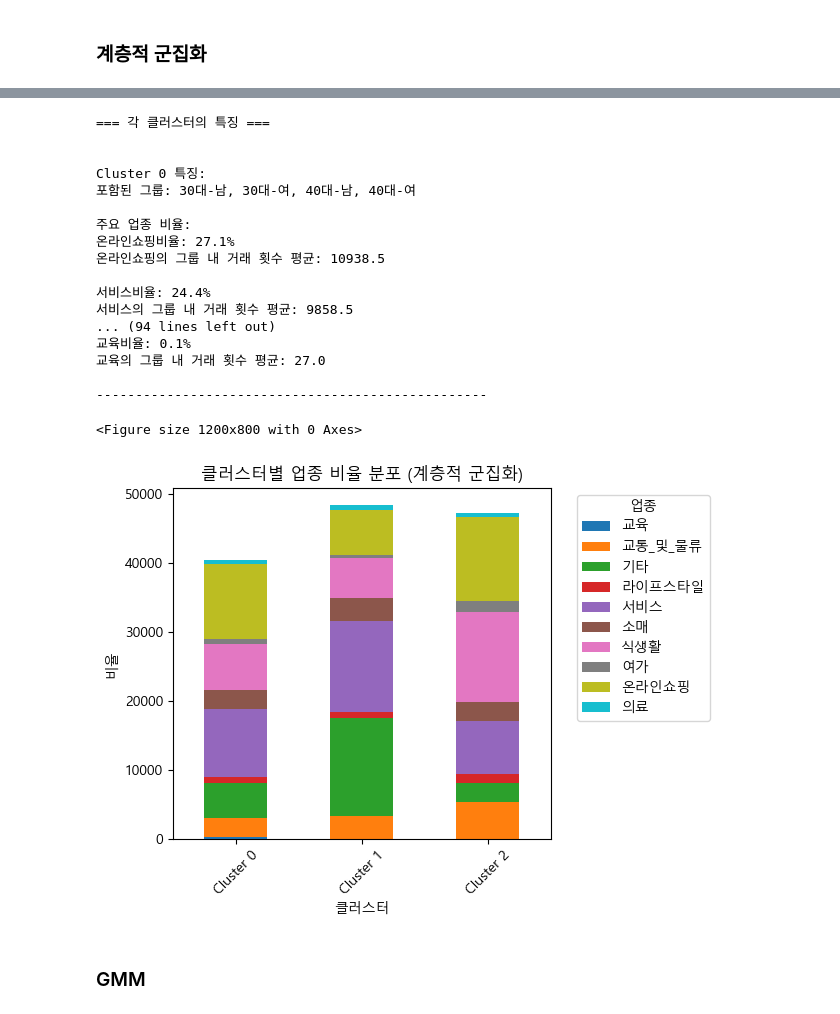
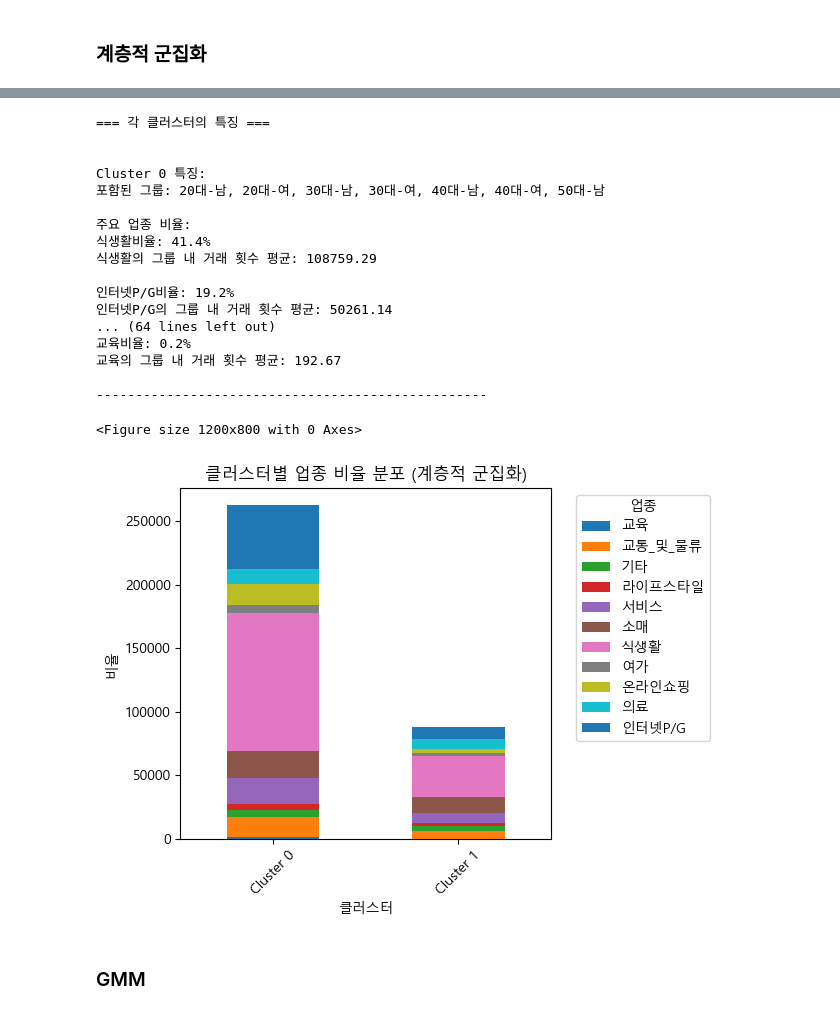
Before and after one commit to shs1018/iM_DiGital_Banker_academy, a Jupyter notebook: projects/iMBank_pj1/data_EDA.ipynb, the cells around one changed output, grey strips where cells are left out. Drawn from its saved outputs; the diff is of its cells as text; code cells hidden in the pictures.

Commit message:
final data analysis updated!

```diff
--- a/projects/iMBank_pj1/data_EDA.ipynb
+++ b/projects/iMBank_pj1/data_EDA.ipynb
@@ -203,4 +175,4 @@ data = merged_data
 # %%
 # sampled
 
-data = pd.read_csv('sampled_data/final_data_1111.csv')
+data = pd.read_csv('sampled_data/rawdata_pj1.csv')
@@ -342,5 +341,5 @@ plot_gender_pie_by_year(data)
 # 인터넷P/G 제거
 # 인터넷P/G는 비중이 너무 높아서 제거 + 인터넷P/G는 소비 패턴 파악이 불가능함.
 
-data = data[data['가맹점업종명_범주화'] != '인터넷P/G']
+#data = data[data['가맹점업종명_범주화'] != '인터넷P/G']
 # %%
@@ -479,21 +564,37 @@ data = data[data['연령대'] != '10대미만']
 # %%
 # 데이터 전처리 - 더 단순하게
-# 데이터는 비율이 아니라 실측이 더 클러스터링에 유의하다!
-grouped_data = data.groupby(['연령대', '성별', '가맹점업종명_범주화_중분류']).size().unstack(fill_value=0)
+grouped_data = data.groupby(['연령대', '성별', '가맹점업종명_범주화_중분류']).size().unstack(fill_value=0).head(20)
 #grouped_data = grouped_data.div(grouped_data.sum(axis=1), axis=0) # 비율로 만들거나 아니거나
 
+def chi2_distance(X, Y):
+    # 카이제곱 거리 계산 공식 구현
+    return np.sum((X - Y) ** 2 / (X + Y + np.finfo(float).eps))
+
+# 거리 행렬 계산
+dist_matrix = np.zeros((len(grouped_data), len(grouped_data)))
+for i in range(len(grouped_data)):
+    for j in range(len(grouped_data)):
+        dist_matrix[i,j] = chi2_distance(grouped_data.iloc[i], grouped_data.iloc[j])
+
 # 계층적 군집화 수행
-hierarchical = AgglomerativeClustering(n_clusters=3)
-clusters = hierarchical.fit_predict(grouped_data)
+# affinity 파라미터 제거하고 metric_params 사용
+hierarchical = AgglomerativeClustering(
+    n_clusters=2,
+    metric='precomputed', #카이제곱 거리를 제공하지 않는다
+    linkage='complete'
+)
+clusters = hierarchical.fit_predict(dist_matrix)
 
-# 덴드로그램 시각화 - linkage?
+# 덴드로그램 시각화
 plt.figure(figsize=(10, 7))
-linkage_matrix = linkage(grouped_data, method='ward', metric='euclidean')
+linkage_matrix = linkage(squareform(dist_matrix), method='complete')
 dendrogram(linkage_matrix)
-plt.title('계층적 군집화 덴드로그램')
+plt.title('카이제곱 거리 기반 계층적 군집화 덴드로그램')
 plt.xlabel('샘플 인덱스')
 plt.ylabel('거리')
 plt.show()
+
+
 
 #-----------------------------------------------------이 아래는 사실상 시각화
 
@@ -502,14 +603,14 @@ cluster_means = []
 
 # 3개의 그룹으로 클러스팅 하였으므로 3개의 평균 계산
 # clusters가 계층적 군집화를 적용 및 예측한 모델
-for i in range(3):
+for i in range(2):
     cluster_mask = clusters == i
     cluster_data = grouped_data[cluster_mask]
     cluster_means.append(cluster_data.mean())
 
 # 클러스터별 특징 출력
 print("\n=== 각 클러스터의 특징 ===\n")
-for i in range(3):
+for i in range(2):
     # 각 클러스터 별 구성 요소 를 cluster_groups에 저장
     cluster_groups = grouped_data.index[clusters == i]
     print(f"\nCluster {i} 특징:")
@@ -522,7 +623,7 @@ for i in range(3):
     print("-" * 50)
 
 # 각 클러스터를 모아서 DataFrame으로 변환 - 시각화용
-cluster_means_df = pd.DataFrame(cluster_means, index=[f'Cluster {i}' for i in range(3)])
+cluster_means_df = pd.DataFrame(cluster_means, index=[f'Cluster {i}' for i in range(2)])
 
 # Stacked Bar Plot 그리기
 plt.figure(figsize=(12, 8))
@@ -539,22 +640,22 @@ plt.show()
 === 각 클러스터의 특징 ===
 
 
 Cluster 0 특징:
-포함된 그룹: 30대-남, 30대-여, 40대-남, 40대-여
+포함된 그룹: 20대-남, 20대-여, 30대-남, 30대-여, 40대-남, 40대-여, 50대-남
 
 주요 업종 비율:
-온라인쇼핑비율: 27.1%
-온라인쇼핑의 그룹 내 거래 횟수 평균: 10938.5
+식생활비율: 41.4%
+식생활의 그룹 내 거래 횟수 평균: 108759.29
 
-서비스비율: 24.4%
-서비스의 그룹 내 거래 횟수 평균: 9858.5
-... (94 lines left out)
-교육비율: 0.1%
-교육의 그룹 내 거래 횟수 평균: 27.0
+인터넷P/G비율: 19.2%
+인터넷P/G의 그룹 내 거래 횟수 평균: 50261.14
+... (64 lines left out)
+교육비율: 0.2%
+교육의 그룹 내 거래 횟수 평균: 192.67
 
 --------------------------------------------------
 <Figure size 1200x800 with 0 Axes>
-[figure, old version]
+[figure, new version]
 # %% [markdown]
 ### GMM
 # %%
```
Also changed, not shown: parts of 68 cells of this notebook, 4 other files.
